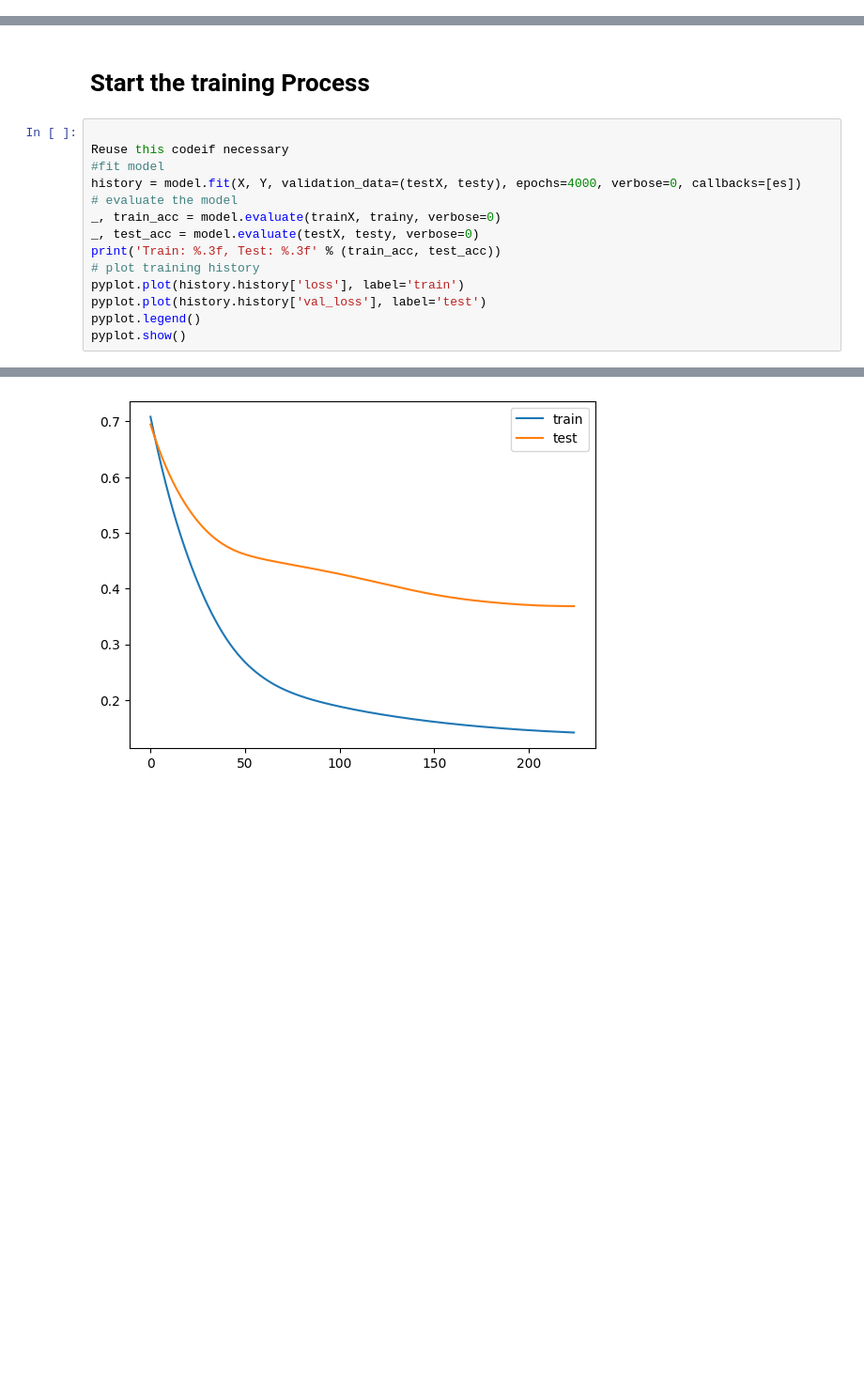
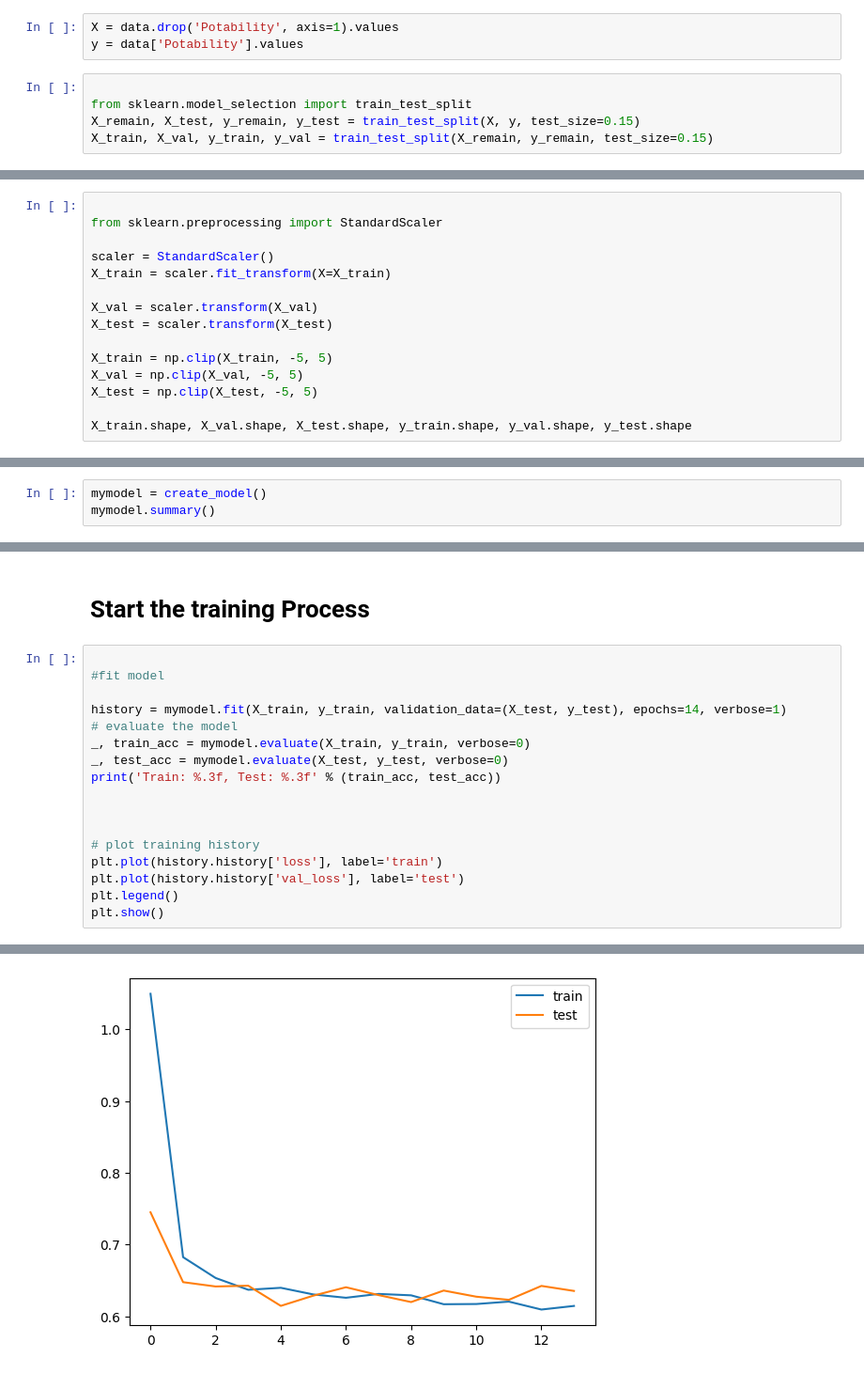
Before and after one commit to Adisa-Shobi/water-quality_model, a Jupyter notebook: notebook_shobi.ipynb, the cells around one changed output, grey strips where cells are left out. Shown at 94% size. Saved outputs shown, nothing was run; the diff lists cells and outputs as text; blank space fills up the shorter version.

```diff
--- a/notebook_shobi.ipynb
+++ b/notebook_shobi.ipynb
@@ -52,0 +49,8 @@ X, y = pass
+# %%
+X = data.drop('Potability', axis=1).values
+y = data['Potability'].values
+# %%
+
+from sklearn.model_selection import train_test_split
+X_remain, X_test, y_remain, y_test = train_test_split(X, y, test_size=0.15)
+X_train, X_val, y_train, y_val = train_test_split(X_remain, y_remain, test_size=0.15)
@@ -52,0 +59,15 @@ X, y = pass
+# %%
+
+from sklearn.preprocessing import StandardScaler
+
+scaler = StandardScaler()
+X_train = scaler.fit_transform(X=X_train)
+
+X_val = scaler.transform(X_val)
+X_test = scaler.transform(X_test)
+
+X_train = np.clip(X_train, -5, 5)
+X_val = np.clip(X_val, -5, 5)
+X_test = np.clip(X_test, -5, 5)
+
+X_train.shape, X_val.shape, X_test.shape, y_train.shape, y_val.shape, y_test.shape
@@ -69,0 +102,3 @@ def model_name_of_student():
+# %%
+mymodel = create_model()
+mymodel.summary()
@@ -71,16 +130,19 @@ def model_name_of_student():
 # Start the training Process
 # %%
 
-Reuse this codeif necessary
 #fit model
-history = model.fit(X, Y, validation_data=(testX, testy), epochs=4000, verbose=0, callbacks=[es])
+
+history = mymodel.fit(X_train, y_train, validation_data=(X_test, y_test), epochs=14, verbose=1)
 # evaluate the model
-_, train_acc = model.evaluate(trainX, trainy, verbose=0)
-_, test_acc = model.evaluate(testX, testy, verbose=0)
+_, train_acc = mymodel.evaluate(X_train, y_train, verbose=0)
+_, test_acc = mymodel.evaluate(X_test, y_test, verbose=0)
 print('Train: %.3f, Test: %.3f' % (train_acc, test_acc))
+
+
+
 # plot training history
-pyplot.plot(history.history['loss'], label='train')
-pyplot.plot(history.history['val_loss'], label='test')
-pyplot.legend()
-pyplot.show()
+plt.plot(history.history['loss'], label='train')
+plt.plot(history.history['val_loss'], label='test')
+plt.legend()
+plt.show()
 # %% [output]
@@ -89 +166 @@ Train: 0.967, Test: 0.814
-[figure, old version]
+[figure, new version]
```
Also changed, not shown: parts of 16 cells of this notebook, 1 other file.
